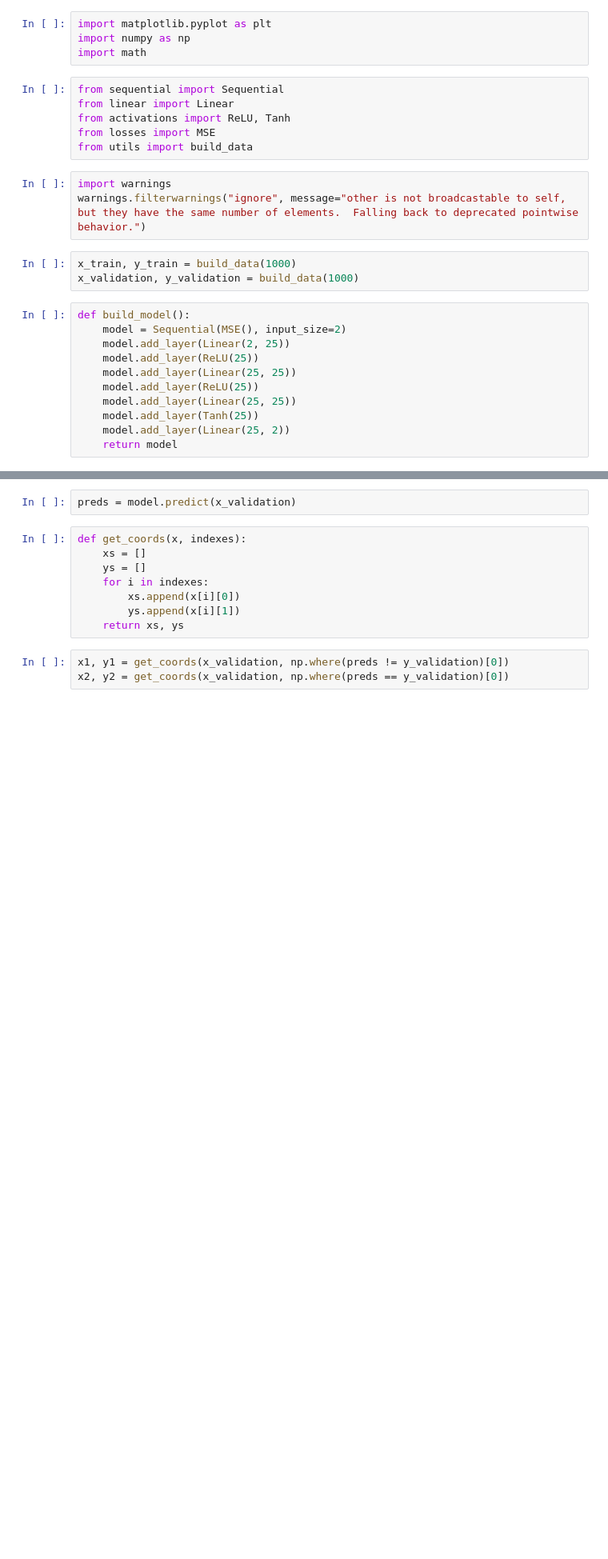
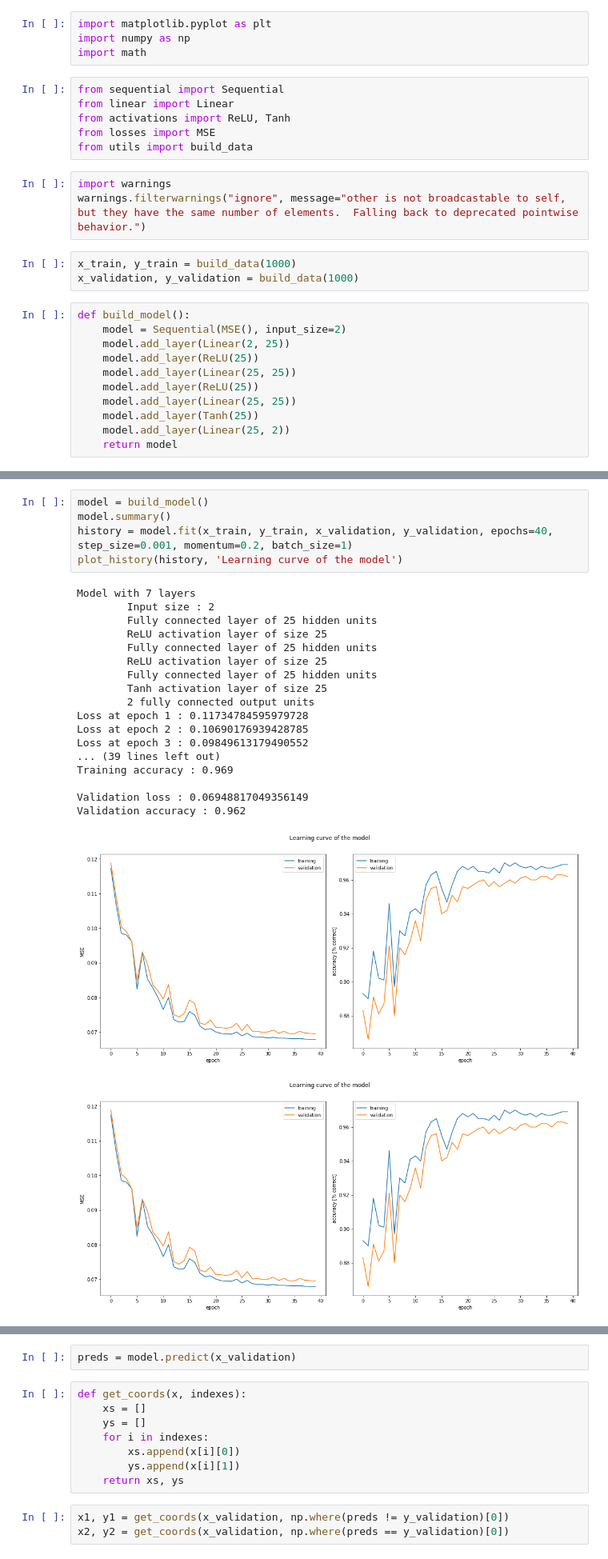
Before and after one commit to SSappy/deep_learning_epfl, a Jupyter notebook: project2/src/project2.ipynb, the cells around one changed output, grey strips where cells are left out. Shown at 80% size. Cells and saved outputs as stored; diff of their text form; blank space fills up the shorter version.

```diff
--- a/project2/src/project2.ipynb
+++ b/project2/src/project2.ipynb
@@ -56,0 +87,25 @@ Validation accuracy : 0.953
+# %%
+model = build_model()
+model.summary()
+history = model.fit(x_train, y_train, x_validation, y_validation, epochs=40, step_size=0.001, momentum=0.2, batch_size=1)
+plot_history(history, 'Learning curve of the model')
+# %% [output]
+Model with 7 layers
+        Input size : 2
+        Fully connected layer of 25 hidden units
+        ReLU activation layer of size 25
+        Fully connected layer of 25 hidden units
+        ReLU activation layer of size 25
+        Fully connected layer of 25 hidden units
+        Tanh activation layer of size 25
+        2 fully connected output units
+Loss at epoch 1 : 0.11734784595979728
+Loss at epoch 2 : 0.10690176939428785
+Loss at epoch 3 : 0.09849613179490552
+... (39 lines left out)
+Training accuracy : 0.969
+
+Validation loss : 0.06948817049356149
+Validation accuracy : 0.962
+[figure, added]
+[figure, added]
```
Also changed, not shown: parts of 5 cells of this notebook, 5 other files.
